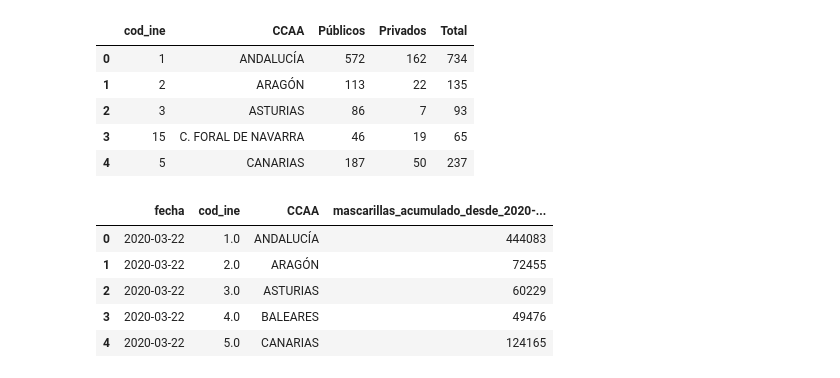
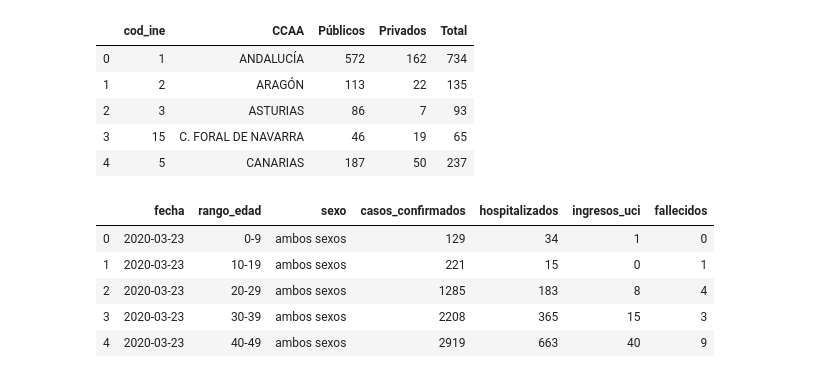
Before and after one commit to kalilu/project-statistical-analysis, a Jupyter notebook: Coronavirus API.ipynb, the cells around one changed output. Drawn from its saved outputs; the diff is of its cells as text; code cells hidden in the pictures.

```diff
--- a/Coronavirus API.ipynb
+++ b/Coronavirus API.ipynb
@@ -120,14 +120,14 @@ df_camas_uci.head()
 | 3 | 15 | C. FORAL DE NAVARRA | 46 | 19 | 65 |
 | 4 | 5 | CANARIAS | 187 | 50 | 237 |
 # %%
-#Datos de mascarillas entregadas
-path = './data/ccaa_covid19_mascarillas.csv'
-df_camas_uci = pd.read_csv(path, sep=',')
-df_camas_uci.head()
+#Datos por rangos de edad
+path = './data/nacional_covid19_rango_edad.csv'
+df_edades = pd.read_csv(path, sep=',')
+df_edades.head()
 # %% [output]
-|  | fecha | cod_ine | CCAA | mascarillas_acumulado_desde_2020-... |
-| 0 | 2020-03-22 | 1.0 | ANDALUCÍA | 444083 |
-| 1 | 2020-03-22 | 2.0 | ARAGÓN | 72455 |
-| 2 | 2020-03-22 | 3.0 | ASTURIAS | 60229 |
-| 3 | 2020-03-22 | 4.0 | BALEARES | 49476 |
-| 4 | 2020-03-22 | 5.0 | CANARIAS | 124165 |
+|  | fecha | rango_edad | sexo | casos_confirmados | hospitalizados | ingresos_uci | fallecidos |
+| 0 | 2020-03-23 | 0-9 | ambos sexos | 129 | 34 | 1 | 0 |
+| 1 | 2020-03-23 | 10-19 | ambos sexos | 221 | 15 | 0 | 1 |
+| 2 | 2020-03-23 | 20-29 | ambos sexos | 1285 | 183 | 8 | 4 |
+| 3 | 2020-03-23 | 30-39 | ambos sexos | 2208 | 365 | 15 | 3 |
+| 4 | 2020-03-23 | 40-49 | ambos sexos | 2919 | 663 | 40 | 9 |
```
Also changed, not shown: parts of 88 cells of this notebook.
